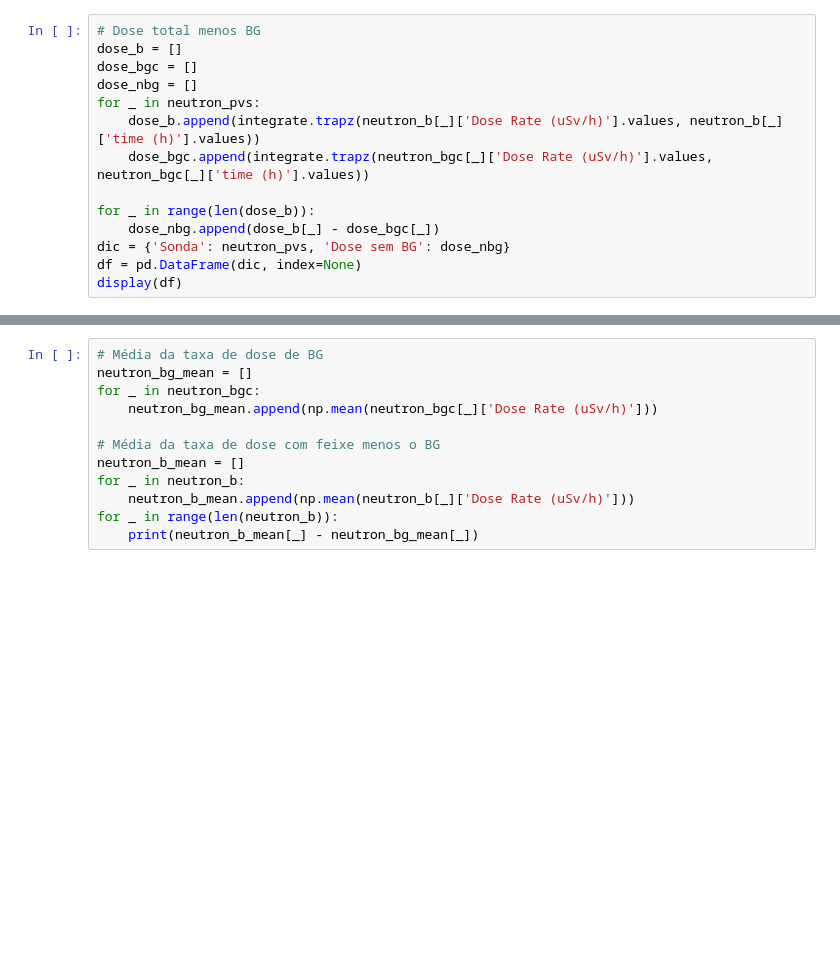
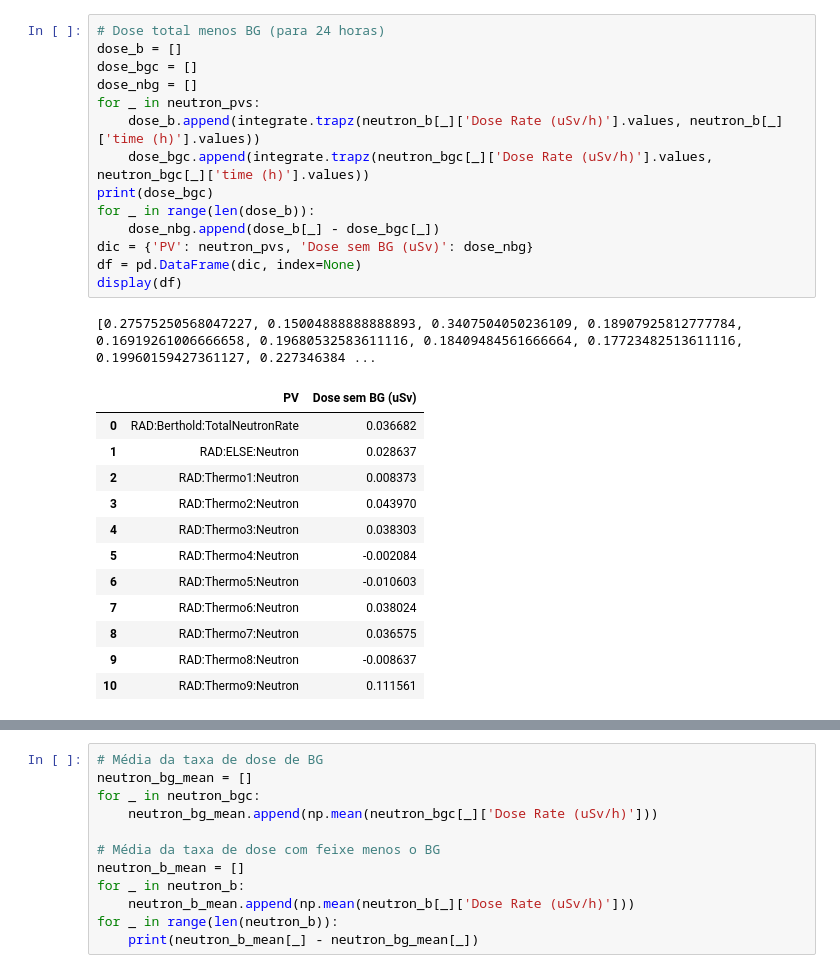
Before and after one commit to rbatistacardoso/Jupyter-Notebook-RAD, a Jupyter notebook: pro_rad.ipynb, the cells around one changed output, grey strips where cells are left out. Saved outputs shown, nothing was run; the diff lists cells and outputs as text; blank space fills up the shorter version.

```diff
--- a/pro_rad.ipynb
+++ b/pro_rad.ipynb
@@ -54,14 +55,28 @@ neutron_b = encode_url(neutron_pvs, initial_date_b, final_date_b, initial_time_b
 # %%
-# Dose total menos BG
+# Dose total menos BG (para 24 horas)
 dose_b = []
 dose_bgc = []
 dose_nbg = []
 for _ in neutron_pvs:
     dose_b.append(integrate.trapz(neutron_b[_]['Dose Rate (uSv/h)'].values, neutron_b[_]['time (h)'].values))
     dose_bgc.append(integrate.trapz(neutron_bgc[_]['Dose Rate (uSv/h)'].values, neutron_bgc[_]['time (h)'].values))
-
+print(dose_bgc)
 for _ in range(len(dose_b)):
     dose_nbg.append(dose_b[_] - dose_bgc[_])
-dic = {'Sonda': neutron_pvs, 'Dose sem BG': dose_nbg}
+dic = {'PV': neutron_pvs, 'Dose sem BG (uSv)': dose_nbg}
 df = pd.DataFrame(dic, index=None)
 display(df)
+# %% [output]
+[0.27575250568047227, 0.15004888888888893, 0.3407504050236109, 0.18907925812777784, 0.16919261006666658, 0.19680532583611116, 0.18409484561666664, 0.17723482513611116, 0.19960159427361127, 0.227346384 ...
+|  | PV | Dose sem BG (uSv) |
+| 0 | RAD:Berthold:TotalNeutronRate | 0.036682 |
+| 1 | RAD:ELSE:Neutron | 0.028637 |
+| 2 | RAD:Thermo1:Neutron | 0.008373 |
+| 3 | RAD:Thermo2:Neutron | 0.043970 |
+| 4 | RAD:Thermo3:Neutron | 0.038303 |
+| 5 | RAD:Thermo4:Neutron | -0.002084 |
+| 6 | RAD:Thermo5:Neutron | -0.010603 |
+| 7 | RAD:Thermo6:Neutron | 0.038024 |
+| 8 | RAD:Thermo7:Neutron | 0.036575 |
+| 9 | RAD:Thermo8:Neutron | -0.008637 |
+| 10 | RAD:Thermo9:Neutron | 0.111561 |
```
Also changed, not shown: parts of 4 cells of this notebook.
